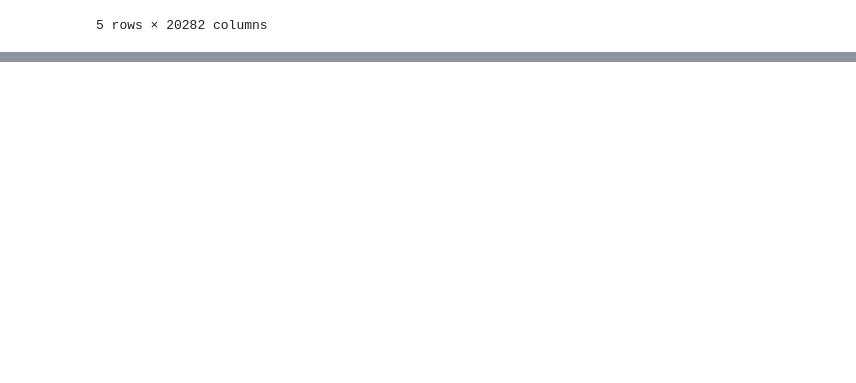
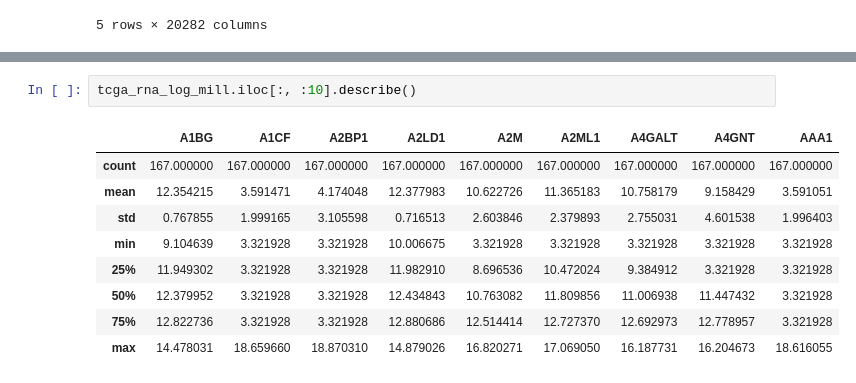
Before and after one commit to Eden5165/workshop_genomic, a Jupyter notebook: test_norm_utils.ipynb, the cells around one changed output, grey strips where cells are left out. Drawn from its saved outputs; the diff is of its cells as text; blank space fills up the shorter version.

```diff
--- a/test_norm_utils.ipynb
+++ b/test_norm_utils.ipynb
@@ -105,0 +150,12 @@ tcga_rna_sum_mil.head()
+# %%
+tcga_rna_log_mill.iloc[:, :10].describe()
+# %% [output]
+|  | A1BG | A1CF | A2BP1 | A2LD1 | A2M | A2ML1 | A4GALT | A4GNT | AAA1 |
+| count | 167.000000 | 167.000000 | 167.000000 | 167.000000 | 167.000000 | 167.000000 | 167.000000 | 167.000000 | 167.000000 |
+| mean | 12.354215 | 3.591471 | 4.174048 | 12.377983 | 10.622726 | 11.365183 | 10.758179 | 9.158429 | 3.591051 |
+| std | 0.767855 | 1.999165 | 3.105598 | 0.716513 | 2.603846 | 2.379893 | 2.755031 | 4.601538 | 1.996403 |
+| min | 9.104639 | 3.321928 | 3.321928 | 10.006675 | 3.321928 | 3.321928 | 3.321928 | 3.321928 | 3.321928 |
+| 25% | 11.949302 | 3.321928 | 3.321928 | 11.982910 | 8.696536 | 10.472024 | 9.384912 | 3.321928 | 3.321928 |
+| 50% | 12.379952 | 3.321928 | 3.321928 | 12.434843 | 10.763082 | 11.809856 | 11.006938 | 11.447432 | 3.321928 |
+| 75% | 12.822736 | 3.321928 | 3.321928 | 12.880686 | 12.514414 | 12.727370 | 12.692973 | 12.778957 | 3.321928 |
+| max | 14.478031 | 18.659660 | 18.870310 | 14.879026 | 16.820271 | 17.069050 | 16.187731 | 16.204673 | 18.616055 |
```
Also changed, not shown: parts of 5 cells of this notebook, 1 other file.
